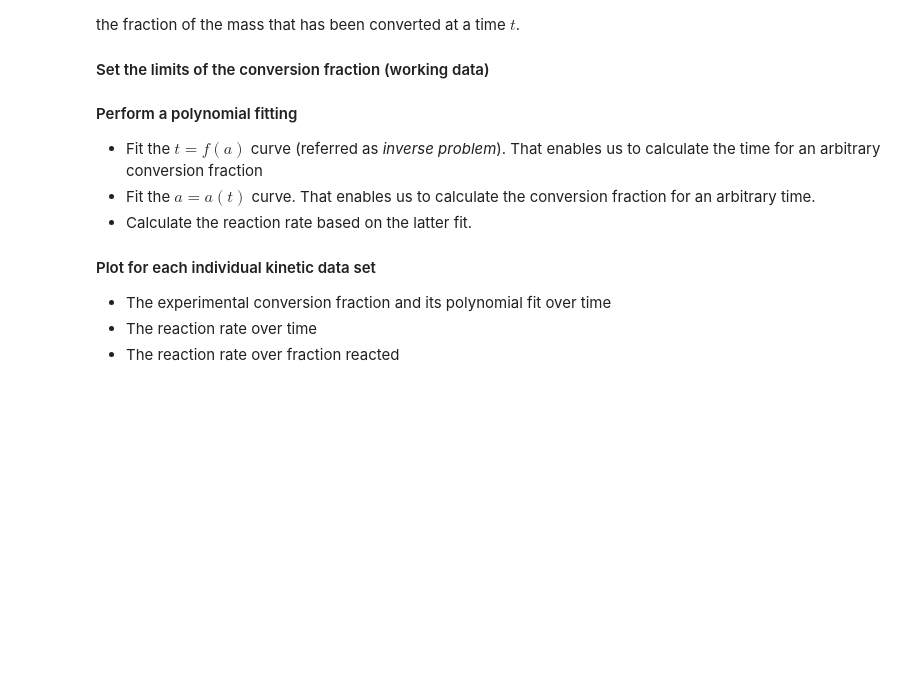
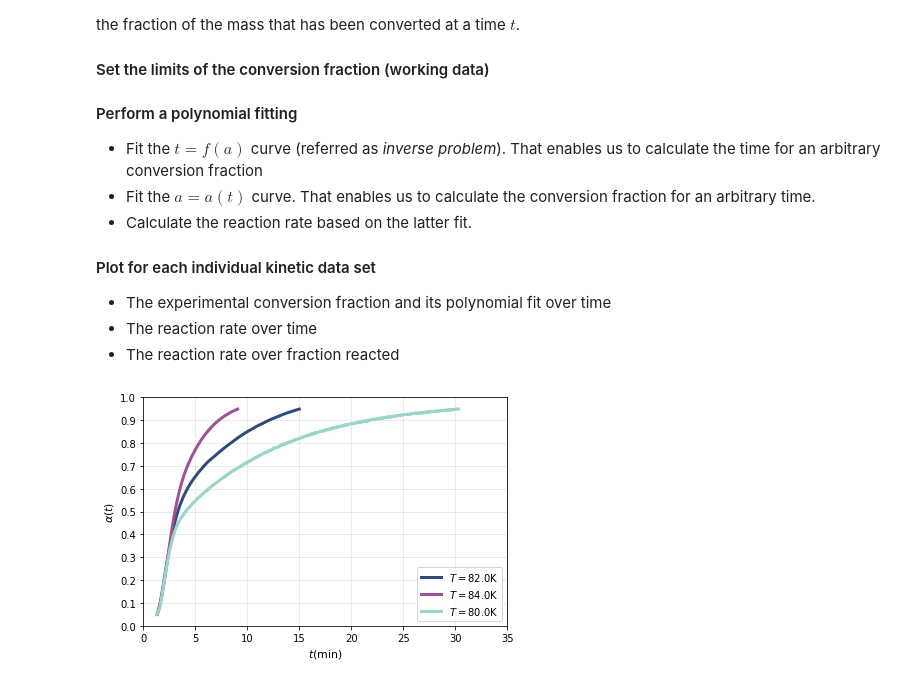
Before and after one commit to vasilogi/COMF, a Jupyter notebook: iso-analysis.ipynb, the cells around one changed output. Cells and saved outputs as stored; diff of their text form; code cells hidden in the pictures; blank space fills up the shorter version.

```diff
--- a/iso-analysis.ipynb
+++ b/iso-analysis.ipynb
@@ -120,2 +111,25 @@ for Csv in Csvs:
 
     data.append(instance)
+# %%
+# Create necessary output directories
+GRAPH = os.path.join(OUTPUT,'graphs') # output directory for the graphs
+if not os.path.exists(GRAPH): os.makedirs(GRAPH)
+
+# Name the graph
+Plot = os.path.join(GRAPH,'conversion_vs_time.png')
+
+fig = plt.figure()
+for indx, exp_data in enumerate(data):
+    plt.plot(exp_data.time,exp_data.conversion,c=palette[indx], label=r'$T = $'+str(round(exp_data.temperature,0))+r'K',lw=lwidth)
+
+plt.xlabel(r'$ t (\mathrm{min}) $', fontsize=graph_fontsize)
+plt.ylabel(r'$ \alpha \left( t \right)  $', fontsize=graph_fontsize)
+plt.xlim(0.0,35.0)
+plt.ylim(0.0,1.0)
+plt.locator_params(axis='both', nbins=10)
+plt.grid(b=True, which='major', axis='both', alpha=0.3)
+plt.legend()
+plt.tight_layout()
+plt.savefig(Plot, format=graph_format, dpi=graph_dpi)
+# %% [output]
+[figure, added]
```
Also changed, not shown: parts of 32 cells of this notebook, 1 other file.
